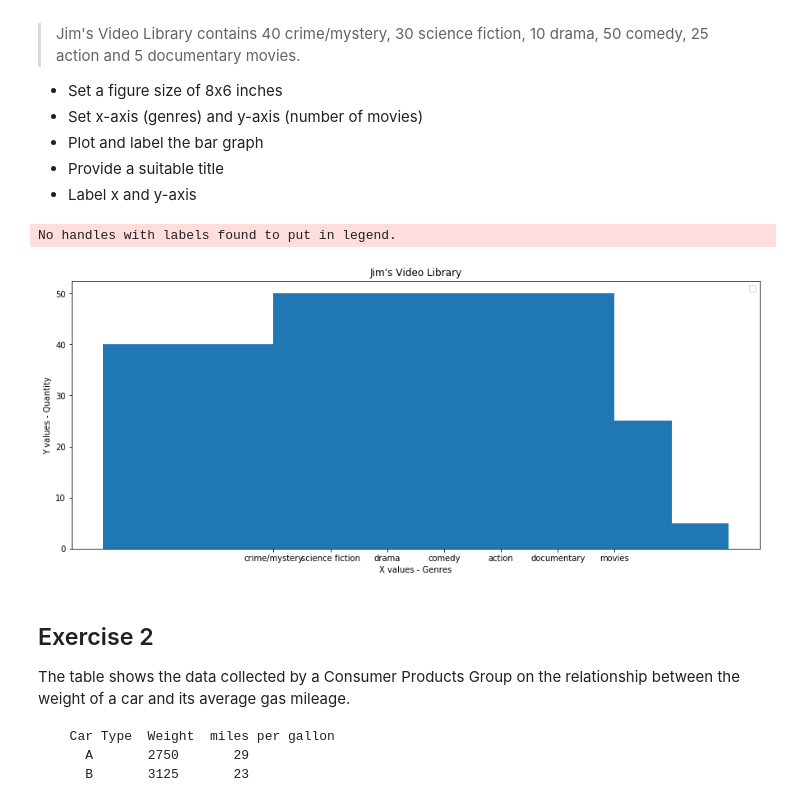
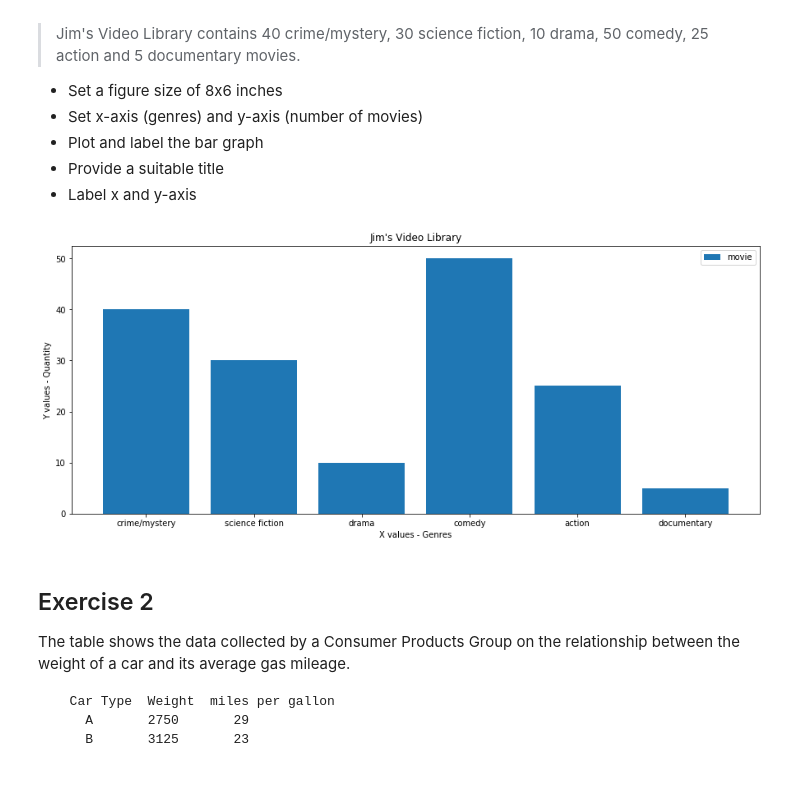
Before and after one commit to Jeremykao7/dsc-0-01-22-visualizing-data-lab-online-ds-sp-000, a Jupyter notebook: index.ipynb, the cells around one changed output. Cells and saved outputs as stored; diff of their text form; code cells hidden in the pictures.

```diff
--- a/index.ipynb
+++ b/index.ipynb
@@ -23,36 +23,35 @@ Make a vertical bar graph using `plt.bar()` for the following set of data:
 # %%
 # import the required libraries
 import numpy as np
 import matplotlib.pyplot as plt
 
 y = [40, 30, 10, 50, 25, 5]
 x = ['crime/mystery', 'science fiction', 'drama', 'comedy', 'action', 'documentary']
 label = ('movies')
 
 # Set a figure size
 plt.figure(figsize=(15,6))
 
-plt.bar(x, y, label)
+plt.bar(x, y, label = 'movie')
 
 plt.xlabel('X values - Genres')
 plt.ylabel('Y values - Quantity')
 
 plt.title("Jim's Video Library")
 plt.legend()
 
 # Output the final plot
 plt.show()
 
 
 
 # Plot vertical bars of fixed width by passing x and y values to .bar() function
 
 # Give a title to the bar graph
 
 # Output the final plot
 # %% [output]
-No handles with labels found to put in legend.
-[figure, old version]
+[figure, new version]
 # %% [markdown]
 ## Exercise 2
 
```
